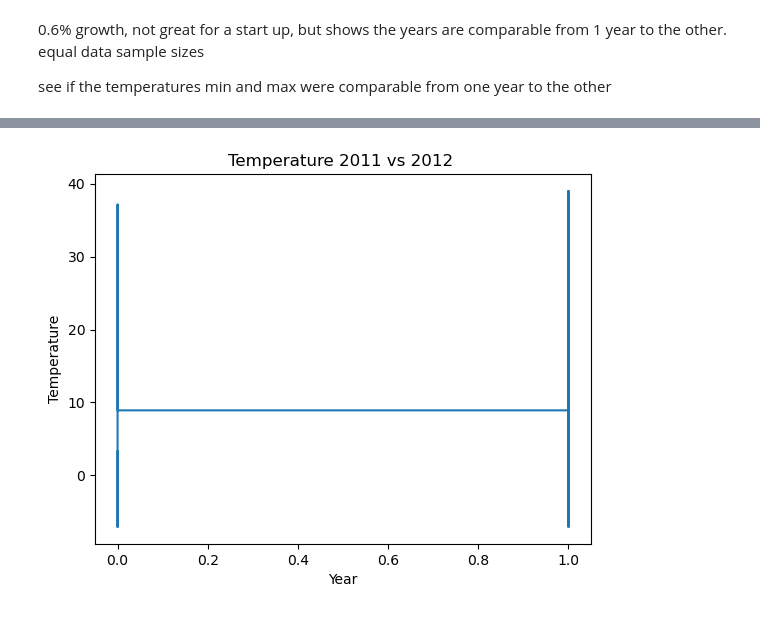
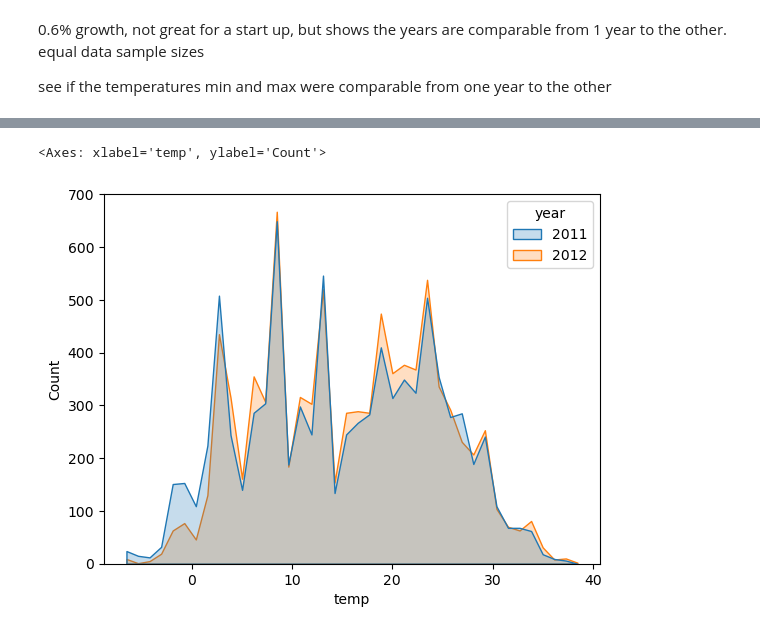
Before and after one commit to MiriamHerrmann/Bike-EDA, a Jupyter notebook: bike_eda.ipynb, the cells around one changed output, grey strips where cells are left out. Drawn from its saved outputs; the diff is of its cells as text; code cells hidden in the pictures.

```diff
--- a/bike_eda.ipynb
+++ b/bike_eda.ipynb
@@ -178,20 +200,8 @@ sns.lineplot(x="hour", y="temp",
-# %%
-#line graph plotting temperature from 2011 and 2012 against each other
-
-x_axis = hd['month'] # mainpulate date to only consider month or year
-y_axis = hd['temp']
-
-# the 0 + 1 = year will be the hue
-# and line graph might not be the best one
-# time series
-
-plt.plot(x_axis, y_axis)
-plt.title('Temperature 2011 vs 2012 ')
-plt.xlabel('Year')
-plt.ylabel('Temperature')
-plt.show()
-# %% [output]
-[figure, removed]
+# %%
+sns.histplot(x = 'temp', data= hd, hue='year', element='poly')
+# %% [output]
+<Axes: xlabel='temp', ylabel='Count'>
+[figure, added]
 # %%
 hd.head()
 # %% [output]
```
Also changed, not shown: parts of 22 cells of this notebook.
